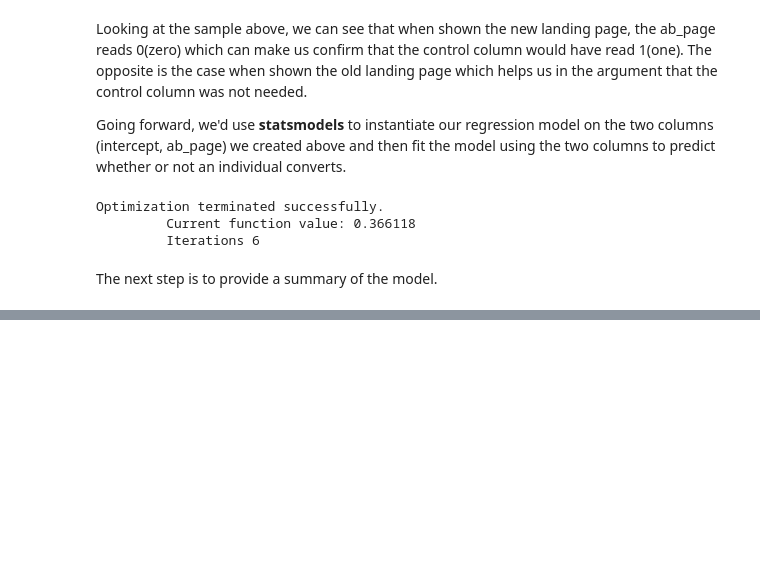
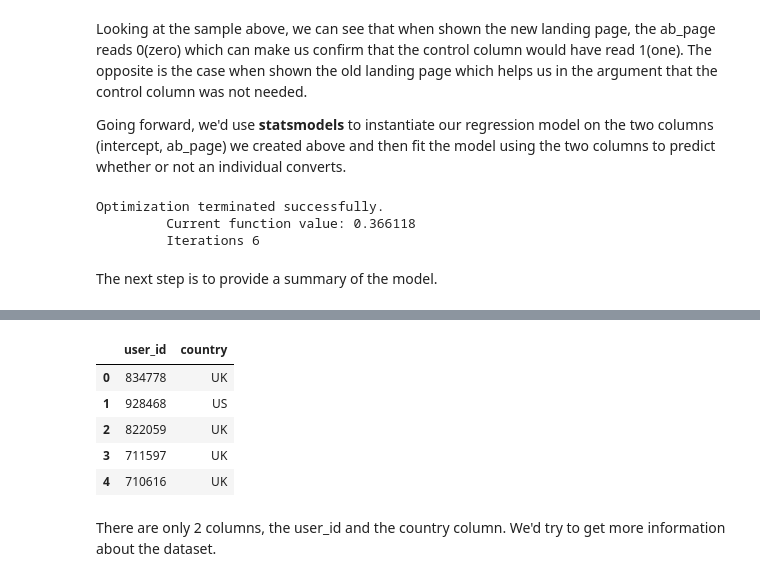
Before and after one commit to ibrahimOlayiwola/AB-test-analysis, a Jupyter notebook: AB Test Analysis.ipynb, the cells around one changed output, grey strips where cells are left out. Saved outputs shown, nothing was run; the diff lists cells and outputs as text; code cells hidden in the pictures; blank space fills up the shorter version.

```diff
--- a/AB Test Analysis.ipynb
+++ b/AB Test Analysis.ipynb
@@ -438,0 +448,13 @@ results.summary2()
+# %%
+# Read in countries.csv
+country_df = pd.read_csv('countries.csv')
+country_df.head()
+# %% [output]
+|  | user_id | country |
+| 0 | 834778 | UK |
+| 1 | 928468 | US |
+| 2 | 822059 | UK |
+| 3 | 711597 | UK |
+| 4 | 710616 | UK |
+# %% [markdown]
+There are only 2 columns, the user_id and the country column. We'd try to get more information about the dataset.
```
Also changed, not shown: parts of 26 cells of this notebook.
